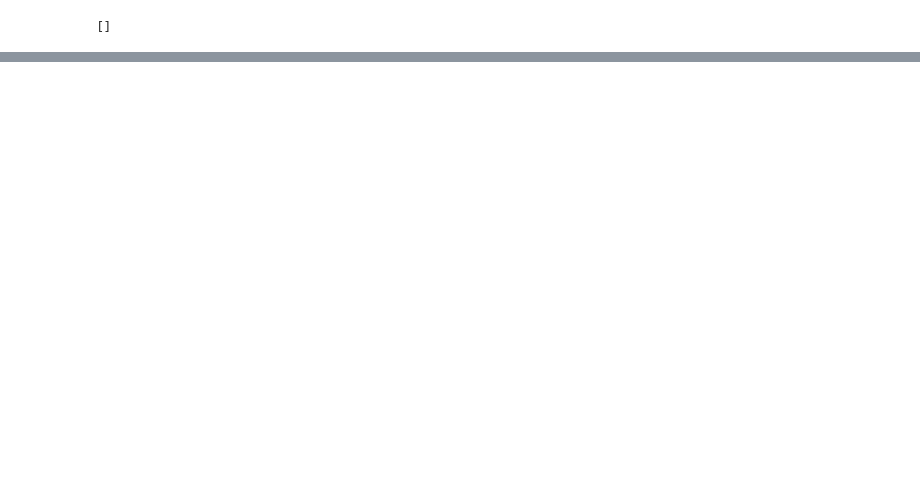
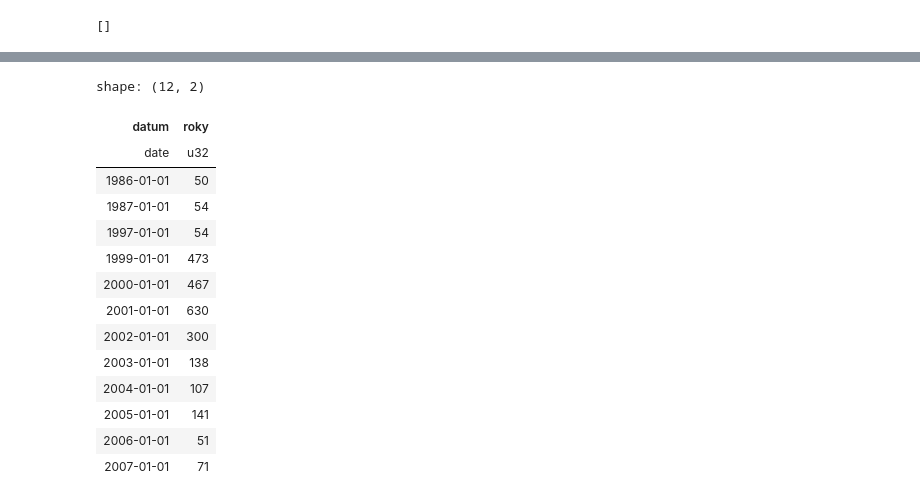
Before and after one commit to DataRozhlas/stenoprotokoly, a Jupyter notebook: 103_minulost_budoucnost.ipynb, the cells around one changed output, grey strips where cells are left out. Saved outputs shown, nothing was run; the diff lists cells and outputs as text; code cells hidden in the pictures; blank space fills up the shorter version.

```diff
--- a/103_minulost_budoucnost.ipynb
+++ b/103_minulost_budoucnost.ipynb
@@ -85,0 +96,18 @@ alt.Chart(vyvoj2.to_pandas(),width=800).mark_bar().encode(alt.X('datum:T'),alt.Y
+# %%
+df.drop_nulls(subset=["datum"]).explode("roky").filter(pl.col("roky") == 2000).sort(by="datum").group_by_dynamic(index_column='datum',every='1y').agg(pl.col("roky").len()).filter(pl.col("roky") >= 50)
+# %% [output]
+shape: (12, 2)
+| datum | roky |
+| date | u32 |
+| 1986-01-01 | 50 |
+| 1987-01-01 | 54 |
+| 1997-01-01 | 54 |
+| 1999-01-01 | 473 |
+| 2000-01-01 | 467 |
+| 2001-01-01 | 630 |
+| 2002-01-01 | 300 |
+| 2003-01-01 | 138 |
+| 2004-01-01 | 107 |
+| 2005-01-01 | 141 |
+| 2006-01-01 | 51 |
+| 2007-01-01 | 71 |
```
Also changed, not shown: parts of 16 cells of this notebook, 21 other files.
